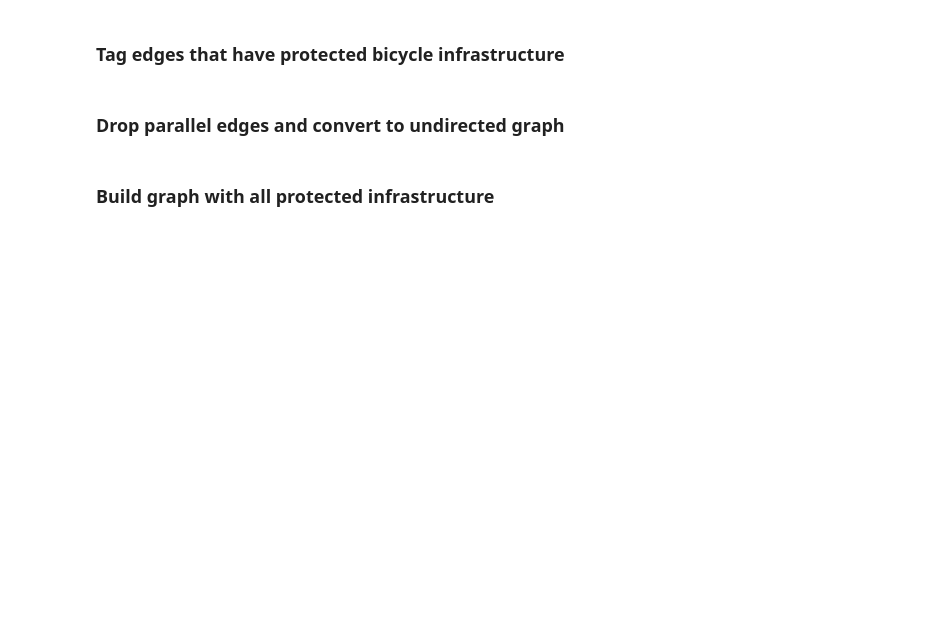
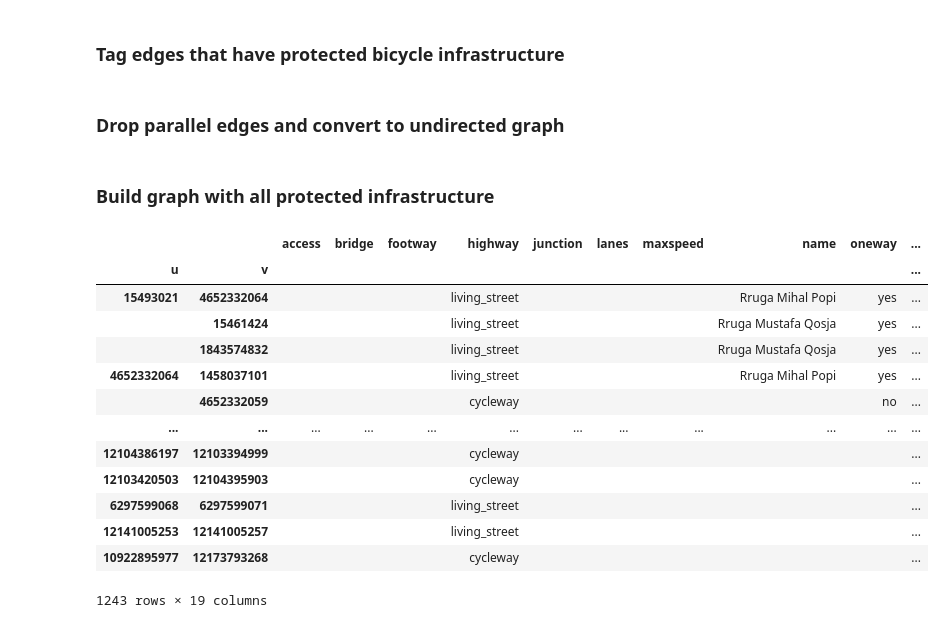
Before and after one commit to BikeNetKit/LinkBikeNet, a Jupyter notebook: LinkBikeNet_MVP.ipynb, the cells around one changed output. Drawn from its saved outputs; the diff is of its cells as text; code cells hidden in the pictures; blank space fills up the shorter version.

Commit message:
added import for bike network

```diff
--- a/LinkBikeNet_MVP.ipynb
+++ b/LinkBikeNet_MVP.ipynb
@@ -46,17 +54,44 @@ edges = [
     if data.get("pbi") == 1
 ]
 
-H = G.edge_subgraph(edges).copy()
+if import_files['bike_network'] is not None:
+    H = h.copy()
+else:
+    H = G.edge_subgraph(edges).copy()
 # %%
 wcc = [H.subgraph(c).copy() for c in sorted(nx.connected_components(H), key=lambda c: sum([l[-1] for l in H.subgraph(c).copy().edges.data('length')]), reverse=True)]
+# %%
+# Nodes belonging to the original largest component
+main_component = set(wcc[0])
+
+# Mark all edges in the original largest component as step 0
+for u, v in H.subgraph(main_component).edges():
+    H[u][v]["lcc_step"] = 0
 # %%
 to_iterate = len(wcc) -1
 closest_pairs = []
+step = 1
 for i in range(to_iterate):
-    wcc = [H.subgraph(c).copy() for c in sorted(nx.connected_components(H), key=lambda c: sum([l[-1] for l in H.subgraph(c).copy().edges.data('length')]), reverse=True)]
+    wcc = [H.subgraph(c).copy() for c in sorted(nx.connected_components(H), key=lambda c: sum(
+        [l[-1] for l in H.subgraph(c).copy().edges.data('length')]), reverse=True)]
     pair = pair_between_largest_components(wcc)
+    # Determine which components contain u and v
+    component_u = next(c for c in wcc if pair[0] in c)
+    component_v = next(c for c in wcc if pair[1] in c)
+    u_in_main = pair[0] in main_component
+    v_in_main = pair[1] in main_component
     closest_pairs.append(pair)
-    H.add_edge(pair[0], pair[1], length=0)
+    H.add_edge(pair[0], pair[1], length=0, lcc_step=None)
+    if u_in_main and not v_in_main:
+        mark_joined_component(H, component_v, step)
+        main_component.update(component_v)
+        H[pair[0]][pair[1]]["lcc_step"] = step
+
+    elif v_in_main and not u_in_main:
+        mark_joined_component(H, component_u, step)
+        main_component.update(component_u)
+        H[pair[0]][pair[1]]["lcc_step"] = step
+    step += 1
 # %%
 # find paths between nodes
 paths = []
@@ -67,4 +102,23 @@ for pair in closest_pairs:
         continue
     paths.append(path)
 # %%
+H.remove_edges_from(closest_pairs)
+edges_pbi_gdf = graph_edges_to_gdf(H)
 edges_gdf = graph_edges_to_gdf(G)
+# %%
+edges_pbi_gdf.set_crs(epsg=4326, allow_override=True, inplace=True)
+# %% [output]
+|  |  | access | bridge | footway | highway | junction | lanes | maxspeed | name | oneway | ... |
+| u | v |  |  |  |  |  |  |  |  |  | ... |
+| 15493021 | 4652332064 |  |  |  | living_street |  |  |  | Rruga Mihal Popi | yes | ... |
+|  | 15461424 |  |  |  | living_street |  |  |  | Rruga Mustafa Qosja | yes | ... |
+|  | 1843574832 |  |  |  | living_street |  |  |  | Rruga Mustafa Qosja | yes | ... |
+| 4652332064 | 1458037101 |  |  |  | living_street |  |  |  | Rruga Mihal Popi | yes | ... |
+|  | 4652332059 |  |  |  | cycleway |  |  |  |  | no | ... |
+| ... | ... | ... | ... | ... | ... | ... | ... | ... | ... | ... | ... |
+| 12104386197 | 12103394999 |  |  |  | cycleway |  |  |  |  |  | ... |
+| 12103420503 | 12104395903 |  |  |  | cycleway |  |  |  |  |  | ... |
+| 6297599068 | 6297599071 |  |  |  | living_street |  |  |  |  |  | ... |
+| 12141005253 | 12141005257 |  |  |  | living_street |  |  |  |  |  | ... |
+| 10922895977 | 12173793268 |  |  |  | cycleway |  |  |  |  |  | ... |
+1243 rows × 19 columns
```
Also changed, not shown: parts of 5 cells of this notebook, 2 other files.
